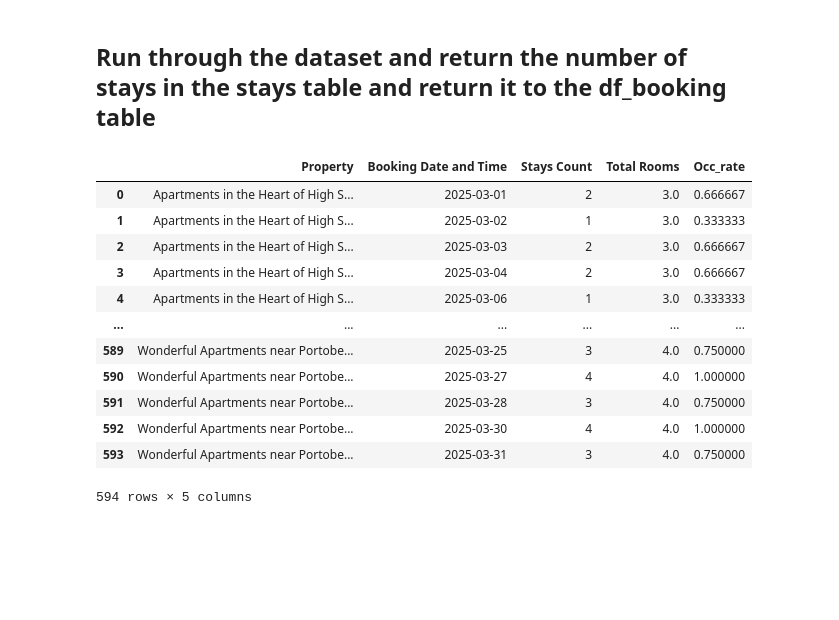
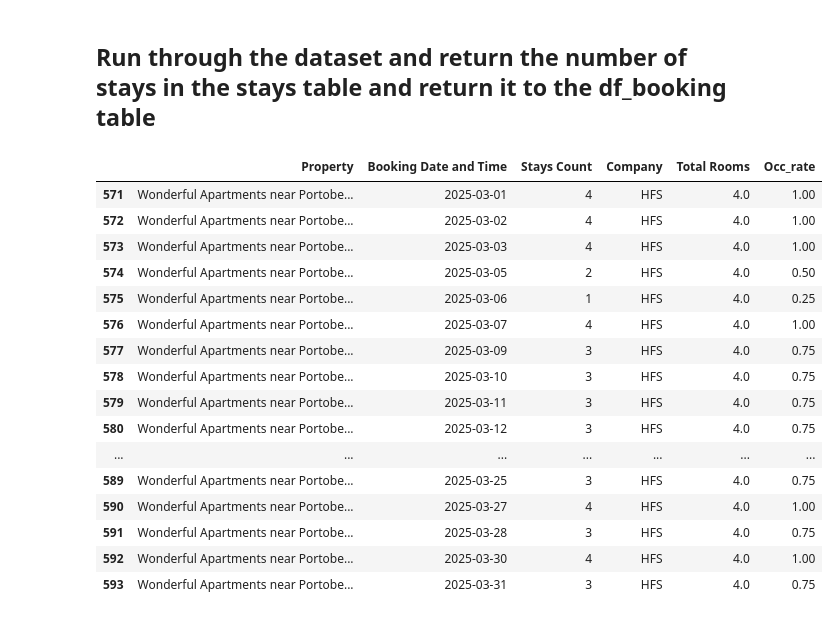
Before and after one commit to myoussef893/crown_updater, a Jupyter notebook: analyzer.ipynb, the cells around one changed output. Saved outputs shown, nothing was run; the diff lists cells and outputs as text; code cells hidden in the pictures; blank space fills up the shorter version.

```diff
--- a/analyzer.ipynb
+++ b/analyzer.ipynb
@@ -22,37 +42,43 @@ b_df = b_df.sort_values(by=['Property','Booking Date and Time'])
 # %%
 s_df = staying_date[['Property','Check In', 'Check Out']]
 
 def count_occurrences(row):
     # Filter s_df where property matches
     mask = (s_df['Property'] == row['Property']) & \
            (s_df['Check In'] <= row['Booking Date and Time']) & \
            (s_df['Check Out'] > row['Booking Date and Time'])
 
     return mask.sum()  # Count occurrences
 
 # Apply function to each row
 b_df['Stays Count'] = b_df.apply(count_occurrences, axis=1)
 
 # Display result
 final_df = b_df
 
-final_df = pd.merge(final_df,hotel_index[['Property','Total Rooms']],how='left')
+final_df = pd.merge(final_df,hotel_index[['Property','Company','Total Rooms']],how='left')
 final_df['Occ_rate'] = final_df['Stays Count']/final_df['Total Rooms']
 final_df
+hfs = final_df[final_df['Property'] == 'Wonderful Apartments near Portobello Road']
+hfs
 # %% [output]
-|  | Property | Booking Date and Time | Stays Count | Total Rooms | Occ_rate |
-| 0 | Apartments in the Heart of High S... | 2025-03-01 | 2 | 3.0 | 0.666667 |
-| 1 | Apartments in the Heart of High S... | 2025-03-02 | 1 | 3.0 | 0.333333 |
-| 2 | Apartments in the Heart of High S... | 2025-03-03 | 2 | 3.0 | 0.666667 |
-| 3 | Apartments in the Heart of High S... | 2025-03-04 | 2 | 3.0 | 0.666667 |
-| 4 | Apartments in the Heart of High S... | 2025-03-06 | 1 | 3.0 | 0.333333 |
-| ... | ... | ... | ... | ... | ... |
-| 589 | Wonderful Apartments near Portobe... | 2025-03-25 | 3 | 4.0 | 0.750000 |
-| 590 | Wonderful Apartments near Portobe... | 2025-03-27 | 4 | 4.0 | 1.000000 |
-| 591 | Wonderful Apartments near Portobe... | 2025-03-28 | 3 | 4.0 | 0.750000 |
-| 592 | Wonderful Apartments near Portobe... | 2025-03-30 | 4 | 4.0 | 1.000000 |
-| 593 | Wonderful Apartments near Portobe... | 2025-03-31 | 3 | 4.0 | 0.750000 |
+|  | Property | Booking Date and Time | Stays Count | Company | Total Rooms | Occ_rate |
+| 571 | Wonderful Apartments near Portobe... | 2025-03-01 | 4 | HFS | 4.0 | 1.00 |
+| 572 | Wonderful Apartments near Portobe... | 2025-03-02 | 4 | HFS | 4.0 | 1.00 |
+| 573 | Wonderful Apartments near Portobe... | 2025-03-03 | 4 | HFS | 4.0 | 1.00 |
+| 574 | Wonderful Apartments near Portobe... | 2025-03-05 | 2 | HFS | 4.0 | 0.50 |
+| 575 | Wonderful Apartments near Portobe... | 2025-03-06 | 1 | HFS | 4.0 | 0.25 |
+| 576 | Wonderful Apartments near Portobe... | 2025-03-07 | 4 | HFS | 4.0 | 1.00 |
+| 577 | Wonderful Apartments near Portobe... | 2025-03-09 | 3 | HFS | 4.0 | 0.75 |
+| 578 | Wonderful Apartments near Portobe... | 2025-03-10 | 3 | HFS | 4.0 | 0.75 |
+| 579 | Wonderful Apartments near Portobe... | 2025-03-11 | 3 | HFS | 4.0 | 0.75 |
+| 580 | Wonderful Apartments near Portobe... | 2025-03-12 | 3 | HFS | 4.0 | 0.75 |
+| ... | ... | ... | ... | ... | ... | ... |
+| 589 | Wonderful Apartments near Portobe... | 2025-03-25 | 3 | HFS | 4.0 | 0.75 |
+| 590 | Wonderful Apartments near Portobe... | 2025-03-27 | 4 | HFS | 4.0 | 1.00 |
+| 591 | Wonderful Apartments near Portobe... | 2025-03-28 | 3 | HFS | 4.0 | 0.75 |
+| 592 | Wonderful Apartments near Portobe... | 2025-03-30 | 4 | HFS | 4.0 | 1.00 |
+| 593 | Wonderful Apartments near Portobe... | 2025-03-31 | 3 | HFS | 4.0 | 0.75 |
-594 rows × 5 columns
 # %%
 import seaborn as sns
 
```
Also changed, not shown: parts of 4 cells of this notebook, 5 other files.
